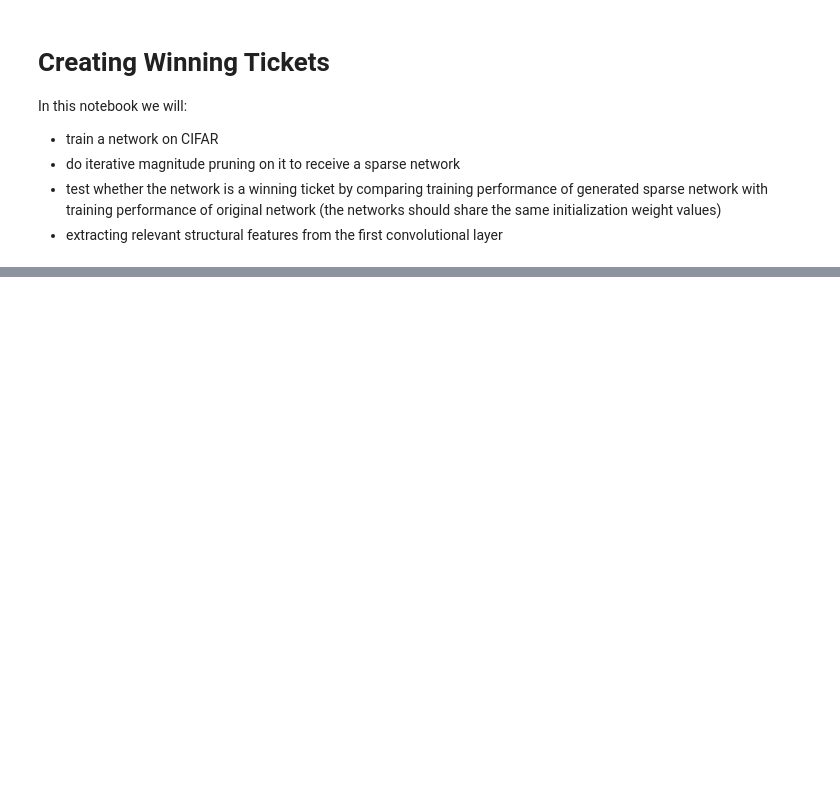
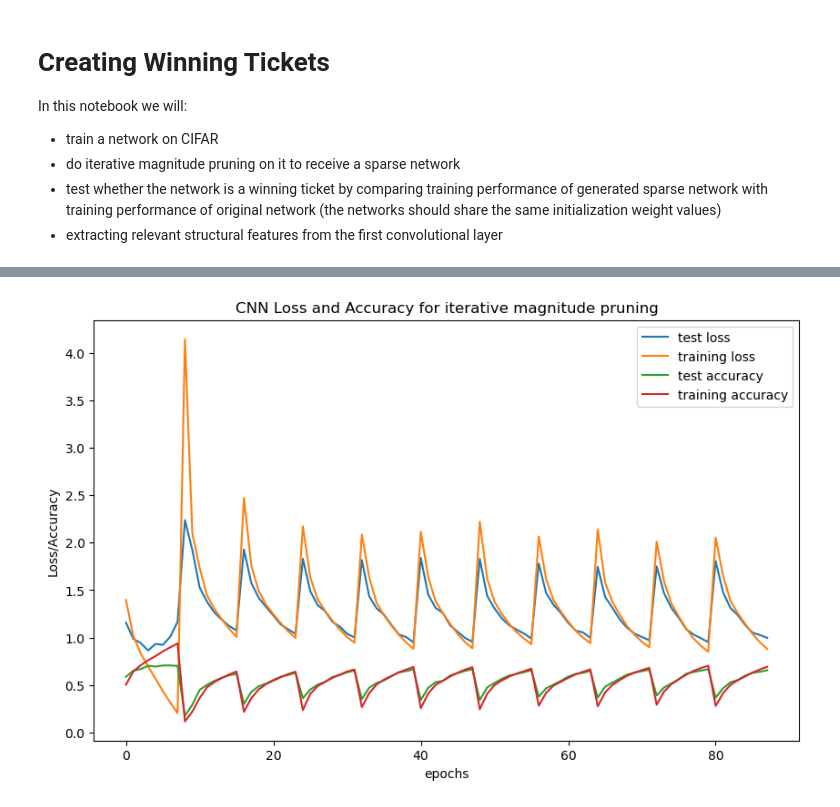
Before and after one commit to Ernalein/TensorflowProjectLTH, a Jupyter notebook: Creating Lottery Tickets.ipynb, the cells around one changed output, grey strips where cells are left out. Drawn from its saved outputs; the diff is of its cells as text; code cells hidden in the pictures; blank space fills up the shorter version.

```diff
--- a/Creating Lottery Tickets.ipynb
+++ b/Creating Lottery Tickets.ipynb
@@ -319,0 +323,24 @@ highest testing accuracy: 0.6948000192642212
+# %%
+#######################################################################################
+# 3.:  use initial weights to also perform iterative magnitude pruning on a new model #
+#######################################################################################
+
+imp_model = CNN2Model()
+imp_model(list(train_dataset)[0][0])
+imp_model.set_conv_weights(conv_initial_weights[0], conv_initial_weights[1], conv_initial_weights[2])
+imp_model.set_dense_weights(dense_initial_weights[0], dense_initial_weights[1])
+
+train_acc, test_acc, train_l, test_l = train_loop_imp(train_dataset, test_dataset, imp_model)
+imp_stats = [train_acc, test_acc, train_l, test_l]
+plot_losses(train_acc, test_acc, train_l, test_l,"CNN Loss and Accuracy for iterative magnitude pruning")
+imp_accuracy = np.max(imp_stats[1])
+
+#get resulting sparse network weights
+conv_sparse_weights = []
+for weight_matrix in imp_model.get_conv_weights():
+    conv_sparse_weights.append(weight_matrix)
+dense_sparse_weights = []
+for weight_matrix in imp_model.get_dense_weights():
+    dense_sparse_weights.append(weight_matrix)
+# %% [output]
+[figure, added]
```
Also changed, not shown: parts of 15 cells of this notebook.
